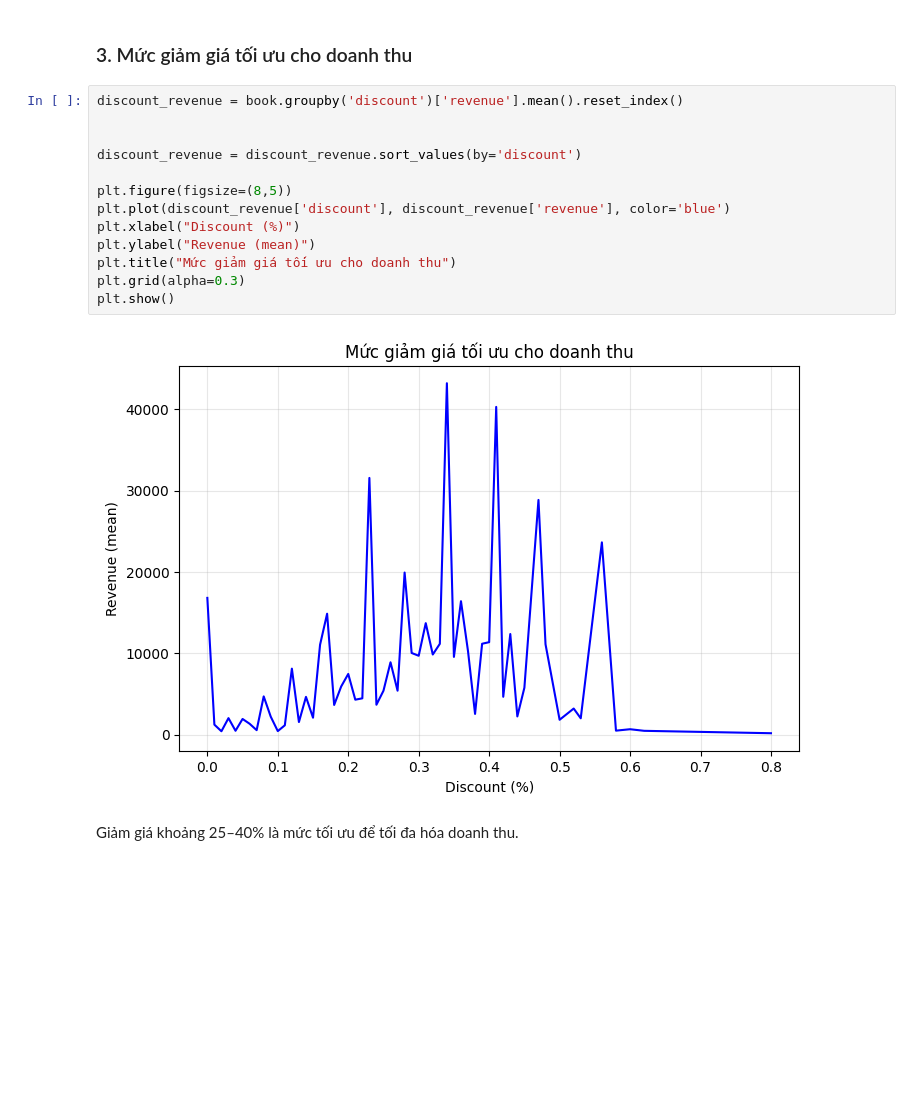
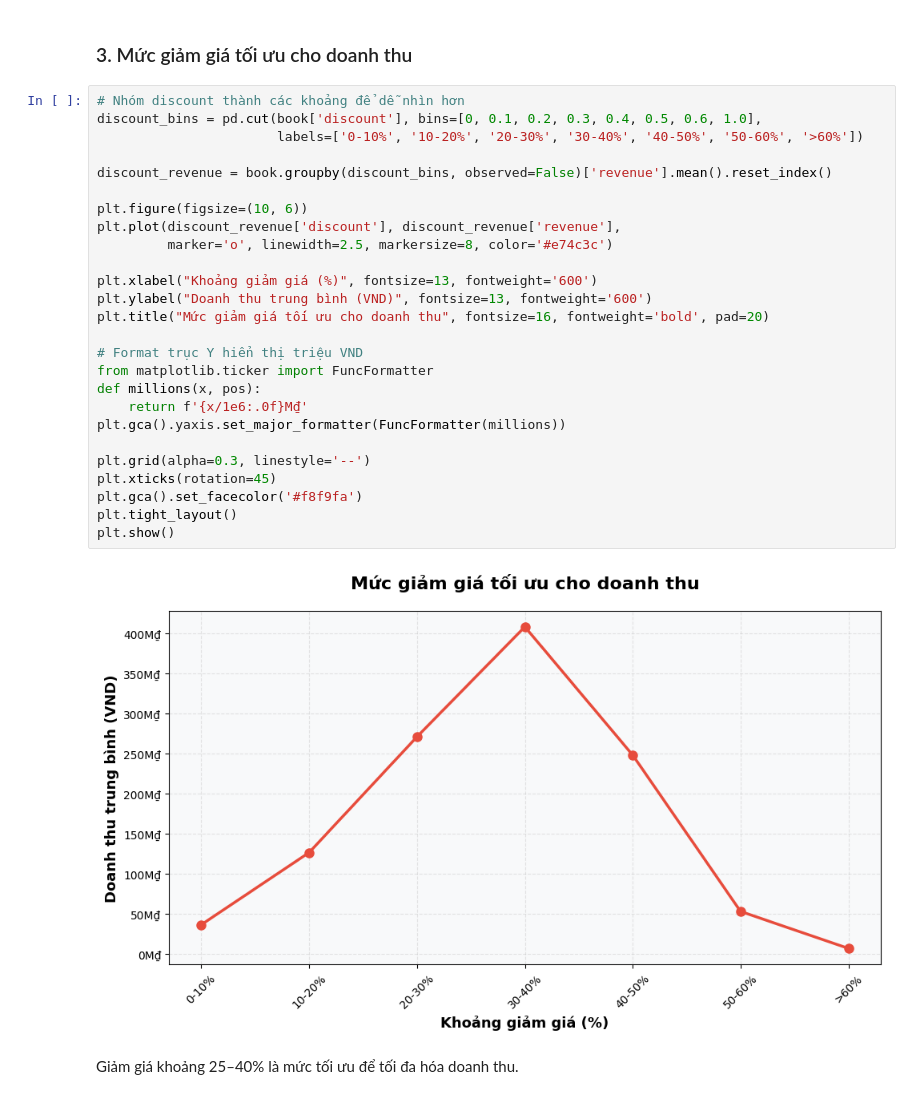
Before and after one commit to chgiabao04/cn-da22tta-chaugiabao-bookdata-machinelearning, a Jupyter notebook: src/eda.ipynb, the cells around one changed output. Saved outputs shown, nothing was run; the diff lists cells and outputs as text; blank space fills up the shorter version.

```diff
--- a/src/eda.ipynb
+++ b/src/eda.ipynb
@@ -717,20 +919,33 @@ plt.show()
 # %% [markdown]
 ### 3. Mức giảm giá tối ưu cho doanh thu
 # %%
-discount_revenue = book.groupby('discount')['revenue'].mean().reset_index()
+# Nhóm discount thành các khoảng để dễ nhìn hơn
+discount_bins = pd.cut(book['discount'], bins=[0, 0.1, 0.2, 0.3, 0.4, 0.5, 0.6, 1.0],
+                       labels=['0-10%', '10-20%', '20-30%', '30-40%', '40-50%', '50-60%', '>60%'])
 
+discount_revenue = book.groupby(discount_bins, observed=False)['revenue'].mean().reset_index()
 
-discount_revenue = discount_revenue.sort_values(by='discount')
+plt.figure(figsize=(10, 6))
+plt.plot(discount_revenue['discount'], discount_revenue['revenue'],
+         marker='o', linewidth=2.5, markersize=8, color='#e74c3c')
 
-plt.figure(figsize=(8,5))
-plt.plot(discount_revenue['discount'], discount_revenue['revenue'], color='blue')
-plt.xlabel("Discount (%)")
-plt.ylabel("Revenue (mean)")
-plt.title("Mức giảm giá tối ưu cho doanh thu")
-plt.grid(alpha=0.3)
+plt.xlabel("Khoảng giảm giá (%)", fontsize=13, fontweight='600')
+plt.ylabel("Doanh thu trung bình (VND)", fontsize=13, fontweight='600')
+plt.title("Mức giảm giá tối ưu cho doanh thu", fontsize=16, fontweight='bold', pad=20)
+
+# Format trục Y hiển thị triệu VND
+from matplotlib.ticker import FuncFormatter
+def millions(x, pos):
+    return f'{x/1e6:.0f}M₫'
+plt.gca().yaxis.set_major_formatter(FuncFormatter(millions))
+
+plt.grid(alpha=0.3, linestyle='--')
+plt.xticks(rotation=45)
+plt.gca().set_facecolor('#f8f9fa')
+plt.tight_layout()
 plt.show()
 # %% [output]
-[figure, old version]
+[figure, new version]
 # %% [markdown]
 Giảm giá khoảng 25–40% là mức tối ưu để tối đa hóa doanh thu.
 # %% [markdown]
```
Also changed, not shown: parts of 40 cells of this notebook.
